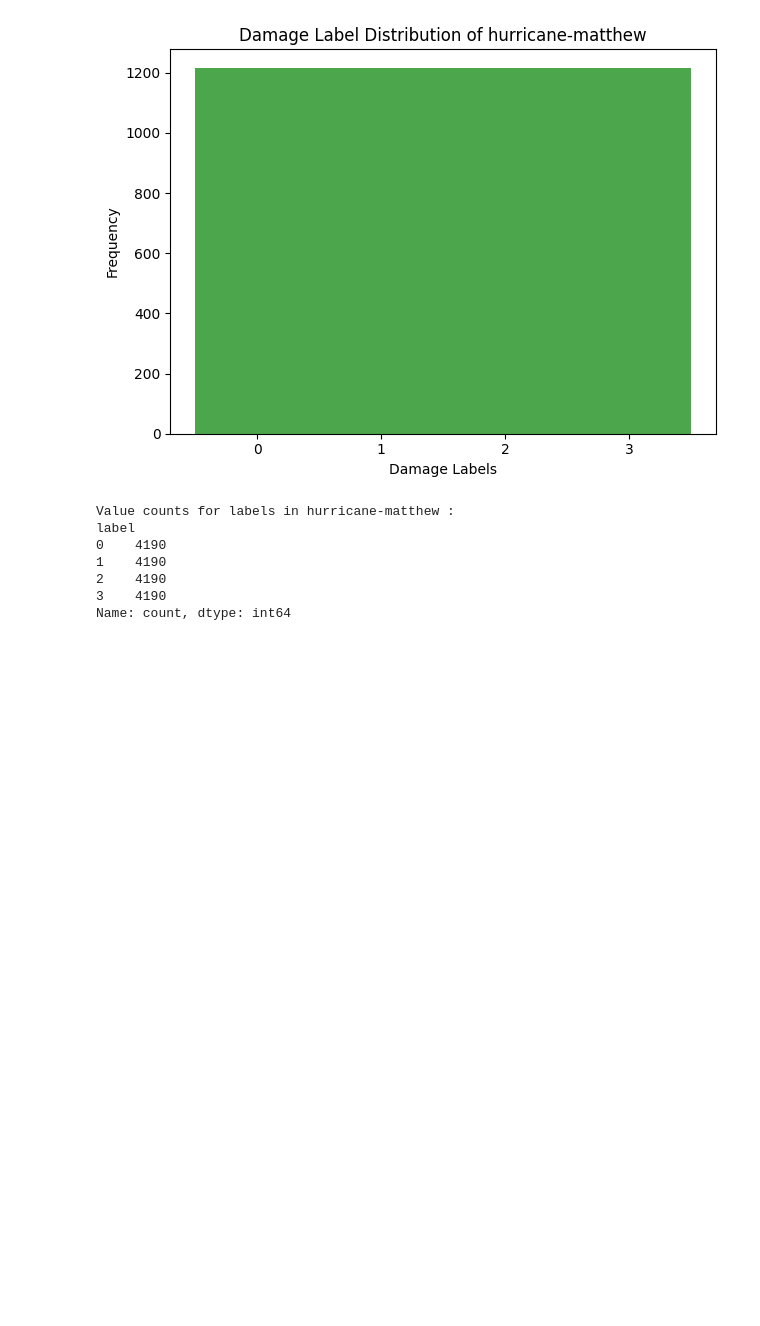
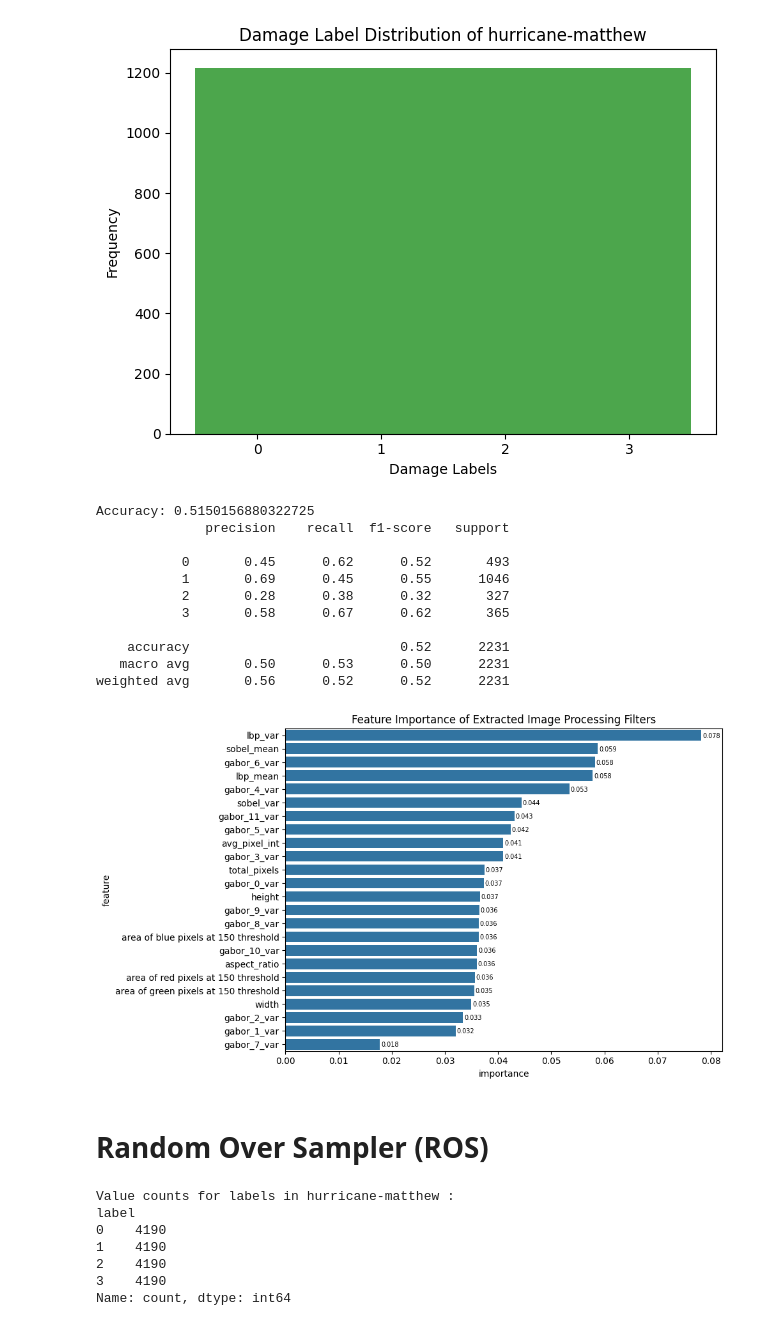
Before and after one commit to saltyjared/natural-disaster-classifier, a Jupyter notebook: 3039556665_3039559824_3039557146/analysis/Data_200S_Graduate_Project_Computer_Vision_Task_B.ipynb, the cells around one changed output. Drawn from its saved outputs; the diff is of its cells as text; code cells hidden in the pictures; blank space fills up the shorter version.

```diff
--- a/3039556665_3039559824_3039557146/analysis/Data_200S_Graduate_Project_Computer_Vision_Task_B.ipynb
+++ b/3039556665_3039559824_3039557146/analysis/Data_200S_Graduate_Project_Computer_Vision_Task_B.ipynb
@@ -41,13 +57,13 @@ def label_dist(disaster, labels):
 disaster = 'hurricane-matthew'
 
 # Get dataset for hurricane-matthew
-task_2_df = pd.read_csv('../data/task-data/task-2.csv')
+task_B_df = pd.read_csv('../data/task-data/task-B.csv')
 
-print("`task_2_df` head:")
-display(task_2_df.head(3))
+print("`task_B_df` head:")
+display(task_B_df.head(3))
 
 # Split the dataset into training and test sets
-X_train, X_test, y_train, y_test = train_test_split(task_2_df.iloc[:,3:], task_2_df.iloc[:,2],
+X_train, X_test, y_train, y_test = train_test_split(task_B_df.iloc[:,3:], task_B_df.iloc[:,2],
                                                     test_size=0.2, random_state=42)
 
 print("`X_train'.columns:")
@@ -99,6 +116,55 @@ label
 3    1217
 Name: count, dtype: int64
 [figure]
+# %%
+# Initialize the Random Forest classifier
+rf_classifier = RandomForestClassifier(n_estimators=10, random_state=42)
+
+# Train the classifier
+rf_classifier.fit(X_rus_resampled, y_rus_resampled)
+
+# Make predictions on the test set
+y_pred = rf_classifier.predict(X_test)
+
+# Convert numeric damage_labels to strings for classification report
+dmg_labels = [str(dl) for dl in set(y_test)]
+
+# Evaluate the model
+print(f"Accuracy: {accuracy_score(y_test, y_pred)}")
+print(classification_report(y_test, y_pred, target_names=dmg_labels))
+
+# Get feature importances
+importances = rf_classifier.feature_importances_
+
+# Convert the importances into a more interpretable form
+feature_importances = pd.DataFrame({
+    'feature': X_rus_resampled.columns,
+    'importance': importances
+}).sort_values('importance', ascending=False)
+
+# Visualize feature importances
+plt.figure(figsize=(10, 6))
+ax = sns.barplot(x='importance', y='feature', data=feature_importances)
+for p in ax.patches:
+    ax.annotate(f'{p.get_width():.3f}', (p.get_width()+0.0002, p.get_y()+0.6), fontsize=7)
+plt.title('Feature Importance of Extracted Image Processing Filters')
+plt.tight_layout()
+plt.show()
+# %% [output]
+Accuracy: 0.5150156880322725
+              precision    recall  f1-score   support
+
+           0       0.45      0.62      0.52       493
+           1       0.69      0.45      0.55      1046
+           2       0.28      0.38      0.32       327
+           3       0.58      0.67      0.62       365
+
+    accuracy                           0.52      2231
+   macro avg       0.50      0.53      0.50      2231
+weighted avg       0.56      0.52      0.52      2231
+[figure, added]
+# %% [markdown]
+# Random Over Sampler (ROS)
 # %%
 ### ROS
 from imblearn.over_sampling import RandomOverSampler
```
Also changed, not shown: parts of 14 cells of this notebook, 2 other files.
